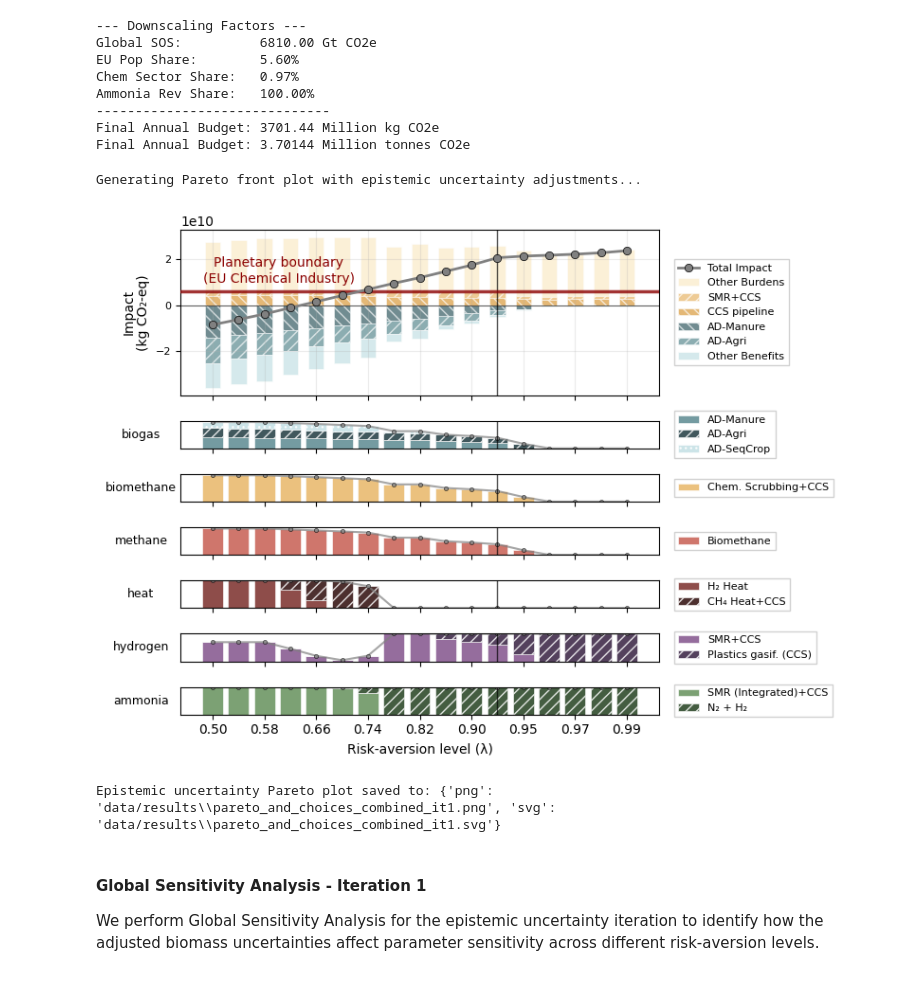
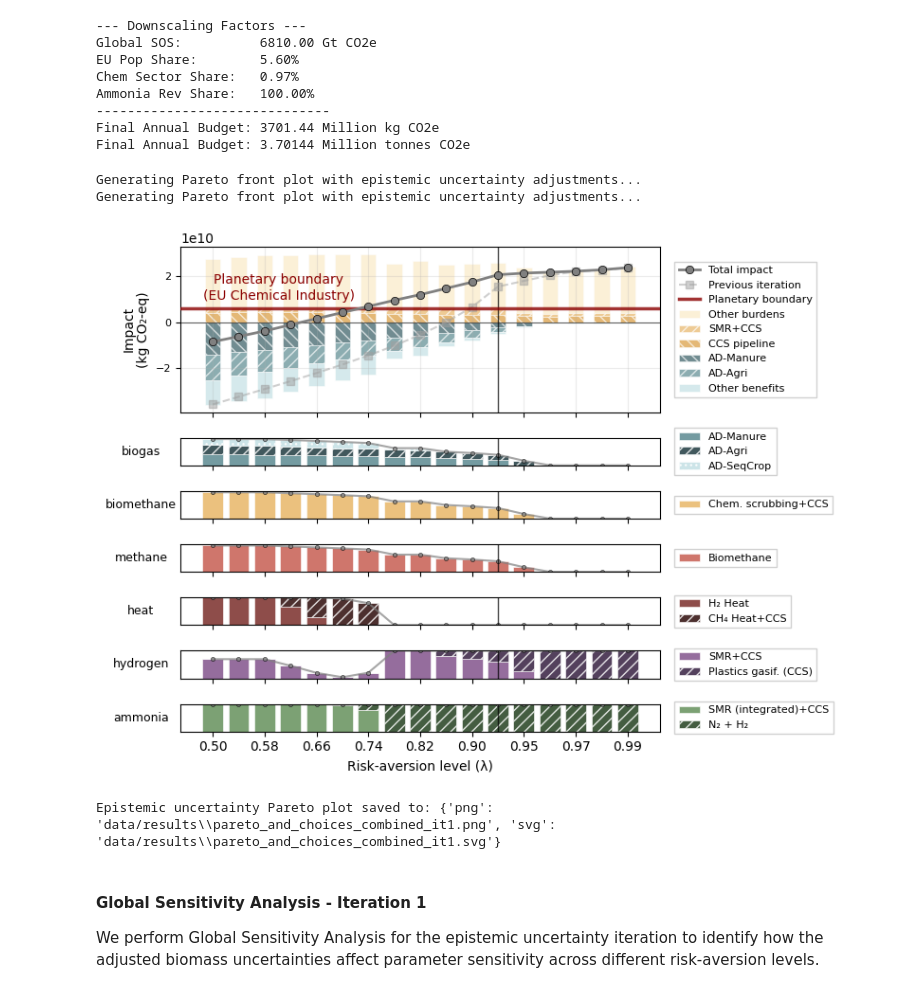
Before and after one commit to flechtenberg/pulpo, a Jupyter notebook: notebooks/01_uncertainty_case.ipynb, the cells around one changed output. Saved outputs shown, nothing was run; the diff lists cells and outputs as text; code cells hidden in the pictures.

```diff
--- a/notebooks/01_uncertainty_case.ipynb
+++ b/notebooks/01_uncertainty_case.ipynb
@@ -390,7 +390,7 @@ abbreviations = {
     "anaerobic digestion of sequential crop | biogas | RER": "AD-SeqCrop",
 
     # Biomethane upgrading
-    "upgrading chemical scrubbing (CCS) | biomethane, 24 bar | RER": "Chem. Scrubbing+CCS",
+    "upgrading chemical scrubbing (CCS) | biomethane, 24 bar | RER": "Chem. scrubbing+CCS",
 
     # Methane sources
     "market for biomethane | biomethane, 24 bar | RER": "Biomethane",
@@ -404,7 +404,7 @@ abbreviations = {
     "plastics gasification (CCS) | hydrogen | RER": "Plastics gasif. (CCS)",
 
     # Ammonia production
-    "steam reforming, integrated (CCS) | ammonia | RER": "SMR (Integrated)+CCS",
+    "steam reforming, integrated (CCS) | ammonia | RER": "SMR (integrated)+CCS",
     "nitrogen + hydrogen | ammonia | RER": "N₂ + H₂",
 
     # Other
@@ -794,18 +794,22 @@ limit_eu_ammonia = 6e9
 # %%
 # Plot Pareto front results with epistemic uncertainties
 print('Generating Pareto front plot with epistemic uncertainty adjustments...')
 plot_path_it1 = unc_plots.plot_pareto_from_results(
     results_CC_it1,
     results_dir=DIRECTORY,
     lambda_range=(0.5, 1.0),
     legend_abbreviations=abbreviations,
     suffix='_it1',
     hline_y=limit_eu_ammonia,
+    previous_results=results_CC_it0,
+    previous_label='Previous iteration',
+    previous_alpha=0.5,
 )
 print(f'Epistemic uncertainty Pareto plot saved to: {plot_path_it1}')
 # %% [output]
 Generating Pareto front plot with epistemic uncertainty adjustments...
+Generating Pareto front plot with epistemic uncertainty adjustments...
-[figure, old version]
+[figure, new version]
 Epistemic uncertainty Pareto plot saved to: {'png': 'data/results\\pareto_and_choices_combined_it1.png', 'svg': 'data/results\\pareto_and_choices_combined_it1.svg'}
 # %% [markdown]
 #### Global Sensitivity Analysis - Iteration 1
```
Also changed, not shown: parts of 1 cell of this notebook, 2 other files.
